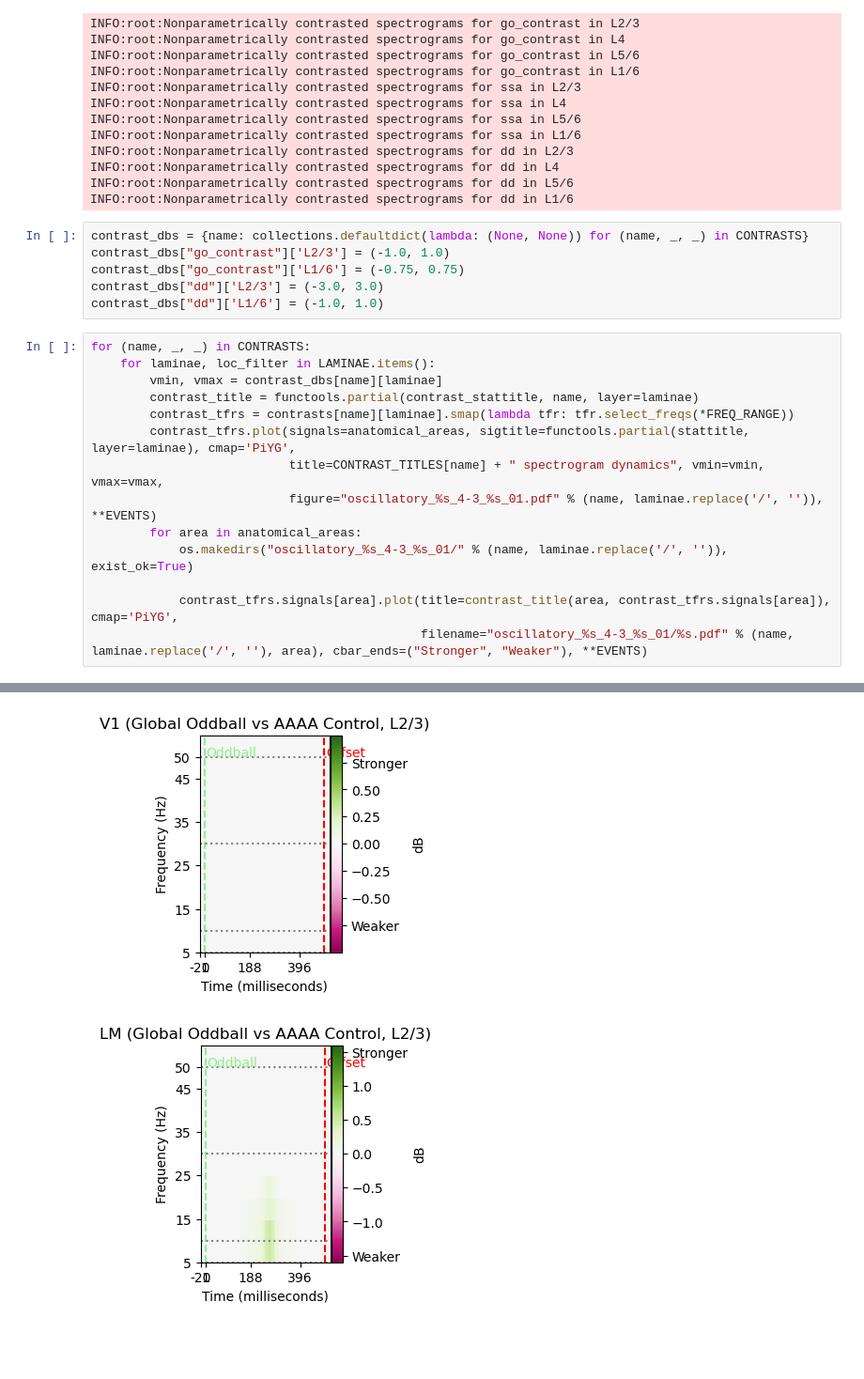
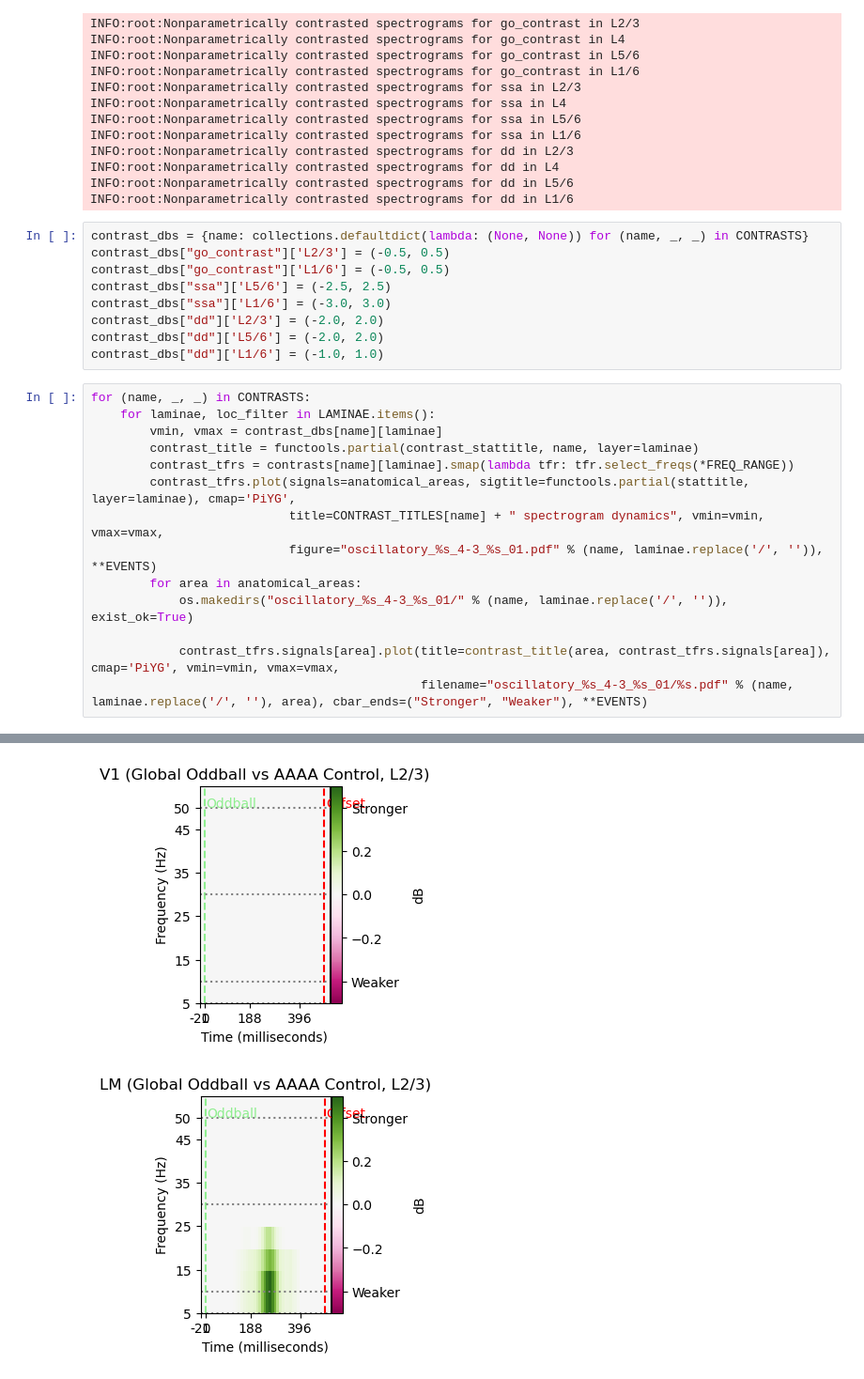
Before and after one commit to BastosLab/epych, a Jupyter notebook: notebooks/passiveglo/oscillatory_contrasts4-3.ipynb, the cells around one changed output, grey strips where cells are left out. Shown at 94% size. Cells and saved outputs as stored; diff of their text form; blank space fills up the shorter version.

Commit message:
notebooks.passiveglo.oscillatory_contrasts4-3: tweak the colorbar limits
Signed-off-by: Eli Sennesh <eli.sennesh@vanderbilt.edu>

```diff
--- a/notebooks/passiveglo/oscillatory_contrasts4-3.ipynb
+++ b/notebooks/passiveglo/oscillatory_contrasts4-3.ipynb
@@ -164,9 +164,12 @@ INFO:root:Nonparametrically contrasted spectrograms for dd in L5/6
 INFO:root:Nonparametrically contrasted spectrograms for dd in L1/6
 # %%
 contrast_dbs = {name: collections.defaultdict(lambda: (None, None)) for (name, _, _) in CONTRASTS}
-contrast_dbs["go_contrast"]['L2/3'] = (-1.0, 1.0)
-contrast_dbs["go_contrast"]['L1/6'] = (-0.75, 0.75)
-contrast_dbs["dd"]['L2/3'] = (-3.0, 3.0)
+contrast_dbs["go_contrast"]['L2/3'] = (-0.5, 0.5)
+contrast_dbs["go_contrast"]['L1/6'] = (-0.5, 0.5)
+contrast_dbs["ssa"]['L5/6'] = (-2.5, 2.5)
+contrast_dbs["ssa"]['L1/6'] = (-3.0, 3.0)
+contrast_dbs["dd"]['L2/3'] = (-2.0, 2.0)
+contrast_dbs["dd"]['L5/6'] = (-2.0, 2.0)
 contrast_dbs["dd"]['L1/6'] = (-1.0, 1.0)
 # %%
 for (name, _, _) in CONTRASTS:
@@ -180,6 +183,6 @@ for (name, _, _) in CONTRASTS:
         for area in anatomical_areas:
             os.makedirs("oscillatory_%s_4-3_%s_01/" % (name, laminae.replace('/', '')), exist_ok=True)
 
-            contrast_tfrs.signals[area].plot(title=contrast_title(area, contrast_tfrs.signals[area]), cmap='PiYG',
+            contrast_tfrs.signals[area].plot(title=contrast_title(area, contrast_tfrs.signals[area]), cmap='PiYG', vmin=vmin, vmax=vmax,
                                              filename="oscillatory_%s_4-3_%s_01/%s.pdf" % (name, laminae.replace('/', ''), area), cbar_ends=("Stronger", "Weaker"), **EVENTS)
 # %% [output]
@@ -187,2 +190,2 @@ for (name, _, _) in CONTRASTS:
-[figure, old version]
+[figure, new version]
-[figure, old version]
+[figure, new version]
```
Also changed, not shown: parts of 2 cells of this notebook.
